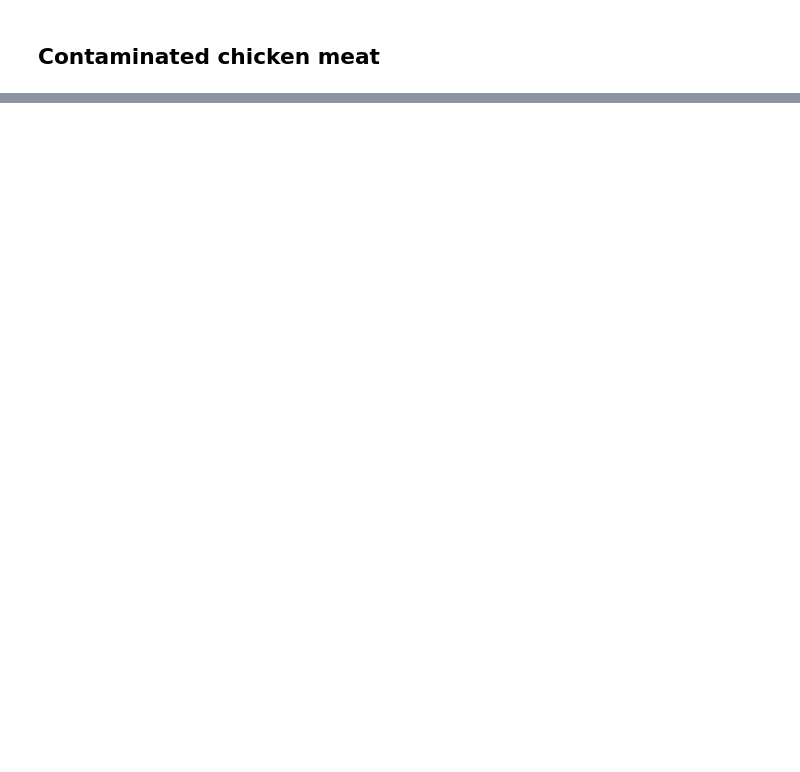
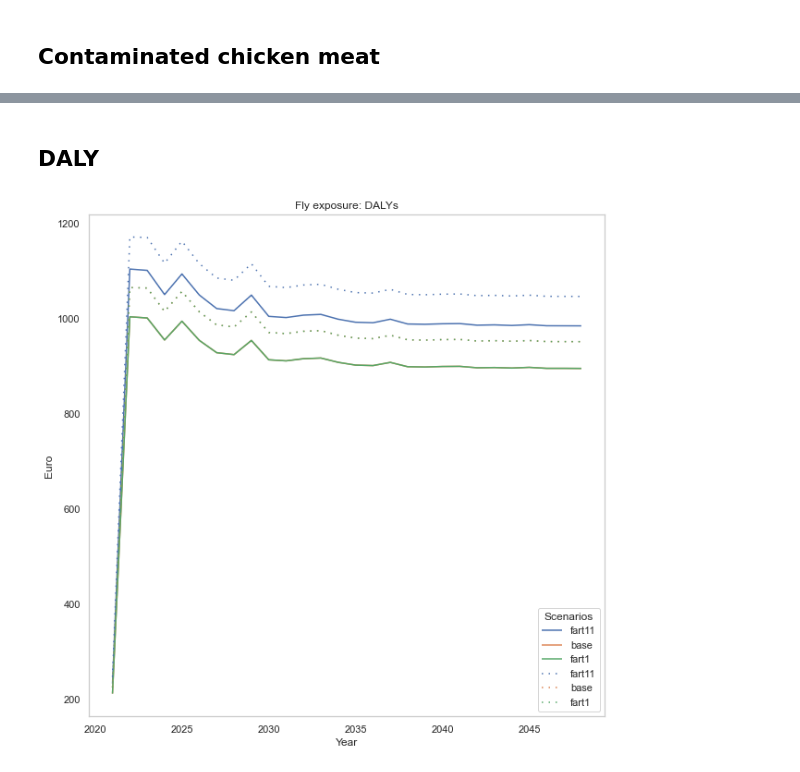
Before and after one commit to Lischip/asd, a Jupyter notebook: notebooks/behaviourplot.ipynb, the cells around one changed output, grey strips where cells are left out. Cells and saved outputs as stored; diff of their text form; code cells hidden in the pictures; blank space fills up the shorter version.

```diff
--- a/notebooks/behaviourplot.ipynb
+++ b/notebooks/behaviourplot.ipynb
@@ -40,4 +44,9 @@ namedict = {"base": "base",
             "10": "fart10",
             "11": "fart11",
             "12": "fart12"}
+
+class DATA(Enum):
+    COI = "Cost of Illness"
+    DALY = "DALY"
+    MEAT = "contaminated meat"
 # %%
@@ -126,0 +141,20 @@ plt.show()
+# %% [markdown]
+## DALY
+# %%
+policy_daly = get_data(DATA.DALY, data_df)
+base_daly = get_data(DATA.DALY, base_df)
+# %%
+fig, ax = plt.subplots(figsize = (10,10))
+
+sns.lineplot(data=policy_daly[2021:], color=colors, dashes=[(1, 0)] * len(scenarios) )
+sns.lineplot(data=base_daly[2021:], color=colors, dashes=[(1, 4)] * len(base_scenarios))
+
+plt.xlabel('Year'); plt.ylabel('Euro')
+plt.title(policy + ': DALYs')
+plt.legend(title="Scenarios")
+ax.grid(False)
+
+plt.savefig("../images/" + loc[:2] + "_daly.png", dpi=300, bbox_inches='tight')
+plt.show()
+# %% [output]
+[figure, added]
```
Also changed, not shown: parts of 19 cells of this notebook, 3 other files.
